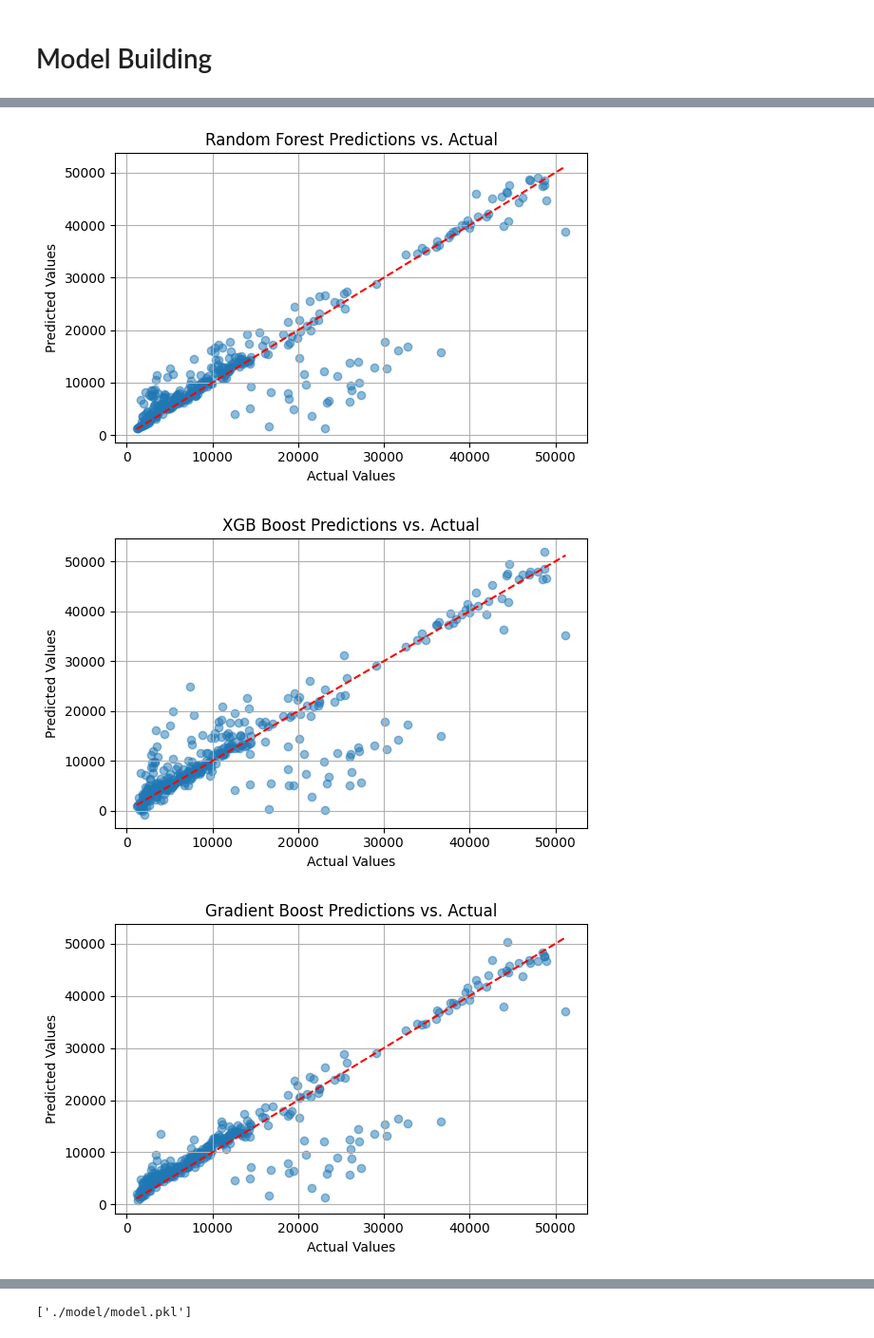
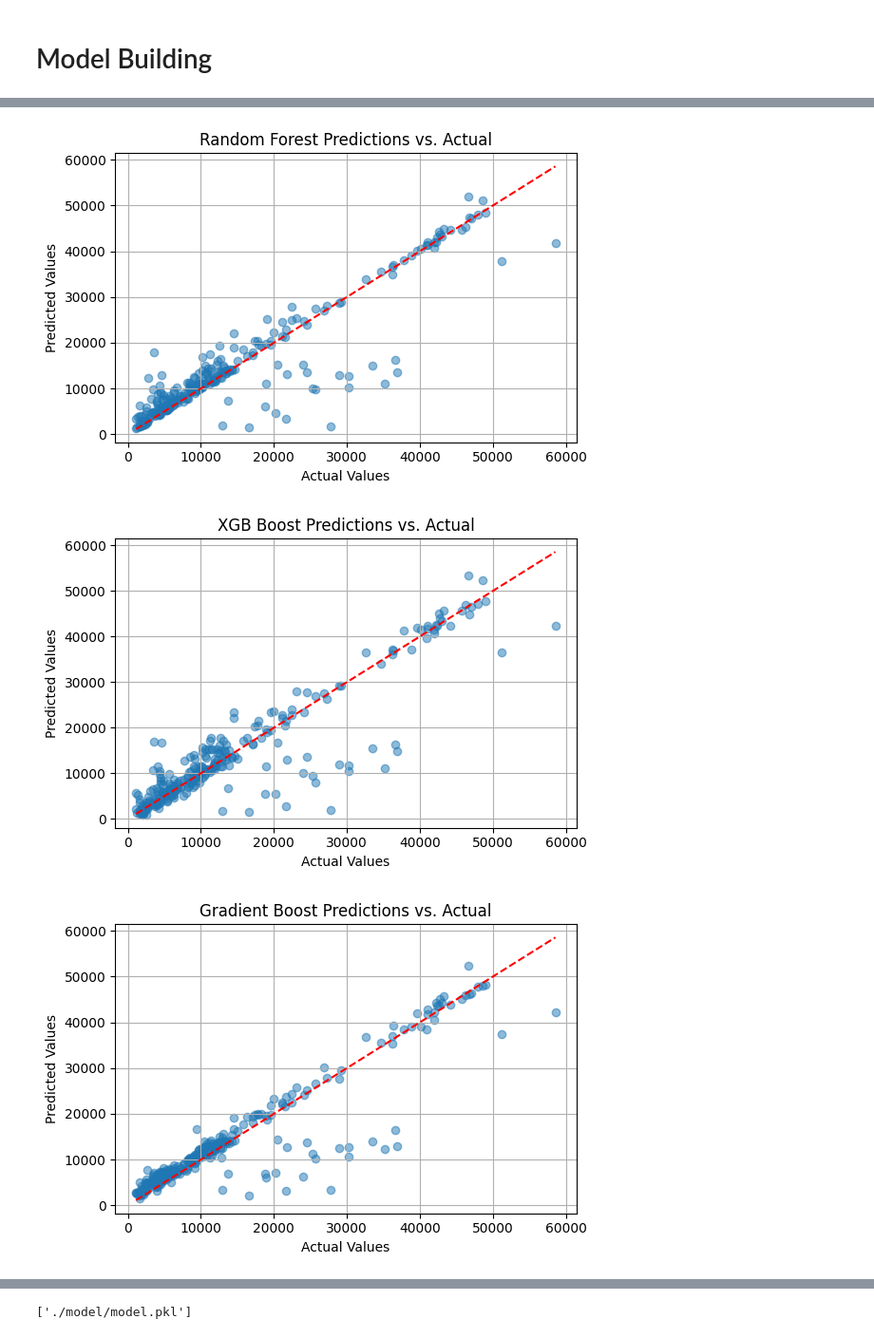
Before and after one commit to vishalgupta-git/Medical_Insurance_Cost_Prediction, a Jupyter notebook: notebook.ipynb, the cells around one changed output, grey strips where cells are left out. Shown at 95% size. Cells and saved outputs as stored; diff of their text form; code cells hidden in the pictures.

```diff
--- a/notebook.ipynb
+++ b/notebook.ipynb
@@ -189,4 +195,5 @@ plt.show()
 # %%
+
 for i in ['age', 'bmi', 'children']:
     Q1 = df[i].quantile(0.25)
     Q3 = df[i].quantile(0.75)
@@ -198,6 +205,11 @@ for i in ['age', 'bmi', 'children']:
     outliers = df[(df[i] < lower_bound) | (df[i] > upper_bound)]
 
     print("Number of outliers in column :",i,' is ', outliers.shape[0])
+    if len(outliers[[i]])>1:
+
+        print(outliers[[i]])
+        # Removing the outliers  rows (Tested The Model Before Removing little bit improvement in accuracy)
+        df = df.drop(index=outliers.index)
 # %% [output]
 Number of outliers in column : age  is  0
 Number of outliers in column : bmi  is  9
@@ -213,7 +239,7 @@ df['region'] = le.fit_transform(df['region'])
 x = df.drop(columns=['charges'])
 y = df['charges']
 # %%
-x_train, x_test, y_train, y_test = train_test_split(x, y, train_size=0.75, random_state=7)
+x_train, x_test, y_train, y_test = train_test_split(x, y, train_size=0.80, random_state=7)
 # %%
 x_train.shape,x_test.shape,y_train.shape, y_test.shape
 # %% [output]
@@ -255,10 +281,11 @@ for name, model in models.items():
 
     results.append({
         'Model': name,
+        'Train R2': train_r2,
+        'Test R2': test_r2,
         'Train MAE': train_mae,
-        'Train R2': train_r2,
-        'Test MAE': test_mae,
-        'Test R2': test_r2
+        'Test MAE': test_mae
+
     })
 
     plt.figure(figsize=(6, 4))
@@ -284,3 +311,3 @@ print(results_df)
-[figure, old version]
+[figure, new version]
-[figure, old version]
+[figure, new version]
-[figure, old version]
+[figure, new version]
```
Also changed, not shown: parts of 17 cells of this notebook, 3 other files.
